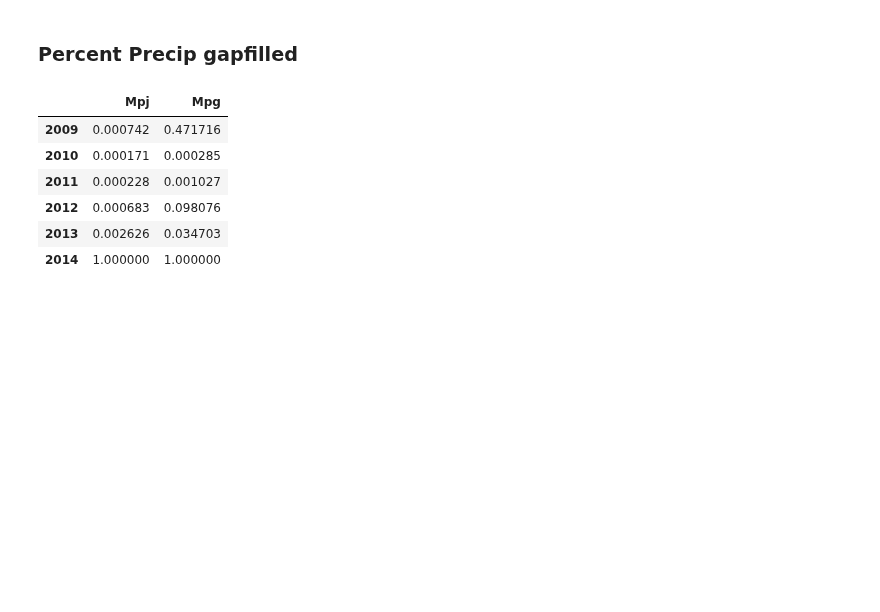
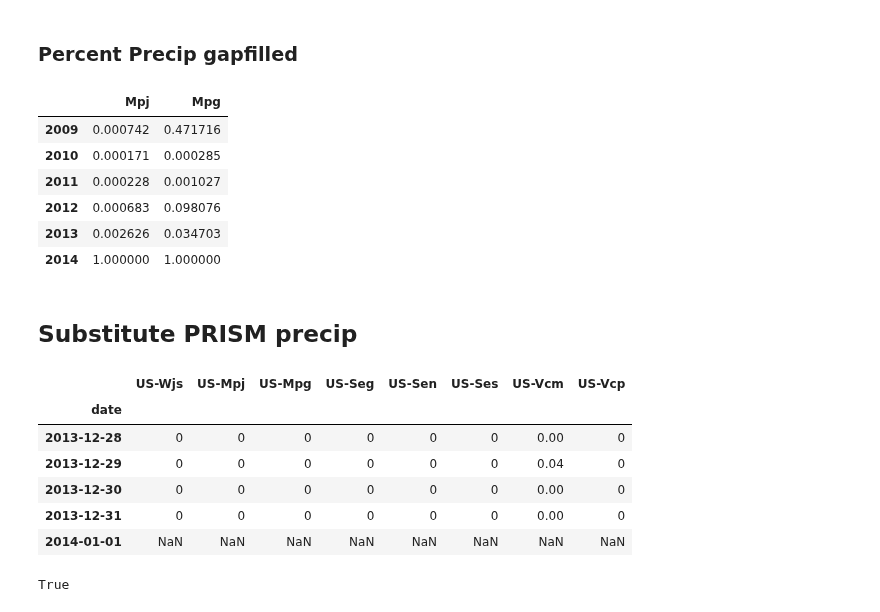
Before and after one commit to gremau/NMEG_miscellany, a Jupyter notebook: laura_vs_greg.ipynb, the cells around one changed output. Saved outputs shown, nothing was run; the diff lists cells and outputs as text; code cells hidden in the pictures; blank space fills up the shorter version.

```diff
--- a/laura_vs_greg.ipynb
+++ b/laura_vs_greg.ipynb
@@ -95,18 +96,18 @@ def resample_30min_ET_daymethod( df, freq='1D', le_col='LE_F', tair_col='TA_F',
 # %%
 # Get Greg's data
 # Years to load
-start = 2009
-end = 2013
+starty = 2009
+endy = 2013
 # Sites to load
 sites = ['Mpj', 'Mpg']
 
 # Fill a dict with multiyear dataframes for each site in sites
 hourly = { x :
-          ld.get_multiyr_aflx( 'US-' + x, af_path, gapfilled=True, startyear=start, endyear=end)
+          ld.get_multiyr_aflx( 'US-' + x, af_path, gapfilled=True, startyear=starty, endyear=endy)
           for x in sites }
 
 hourly_old = { x :
-          ld.get_multiyr_aflx( 'US-' + x, af_path_old, gapfilled=True, startyear=start, endyear=end,
+          ld.get_multiyr_aflx( 'US-' + x, af_path_old, gapfilled=True, startyear=starty, endyear=endy,
                               old_dparse=True)
           for x in sites }
 # %% [output]
@@ -385,3 +383,44 @@ df
 | 2012 | 0.000683 | 0.098076 |
 | 2013 | 0.002626 | 0.034703 |
 | 2014 | 1.000000 | 1.000000 |
+# %% [markdown]
+## Substitute PRISM precip
+# %%
+prism_path = '/home/greg/sftp/eddyflux/Ancillary_met_data/PRISM_daily/'
+prism_daily = pd.DataFrame()
+site_file_list = os.listdir( prism_path )
+#newidx = pd.date_range(str( startyear ) + '-01-01 00:30:00',
+#                       str( endyear + 1 ) + '-01-01 00:00:00', freq = '30T')
+for j in range(starty, endy + 1):
+        fName = 'PRISM_DailyPrecip_{0}.csv'.format( str(j) )
+        # If theres is a file for that year, load it
+        if fName in site_file_list:
+            # Call load_aflx_file
+            year_df = pd.read_csv( prism_path + fName, index_col='date' )
+            # And append to site_df
+            prism_daily = prism_daily.append( year_df )
+        else:
+            print( 'WARNING: ' + fName + ' is missing')
+prism_daily.loc[dt.date(2014, 1, 1), :] = np.nan
+prism_daily.tail()
+# %% [output]
+|  | US-Wjs | US-Mpj | US-Mpg | US-Seg | US-Sen | US-Ses | US-Vcm | US-Vcp |
+| date |  |  |  |  |  |  |  |  |
+| 2013-12-28 | 0 | 0 | 0 | 0 | 0 | 0 | 0.00 | 0 |
+| 2013-12-29 | 0 | 0 | 0 | 0 | 0 | 0 | 0.04 | 0 |
+| 2013-12-30 | 0 | 0 | 0 | 0 | 0 | 0 | 0.00 | 0 |
+| 2013-12-31 | 0 | 0 | 0 | 0 | 0 | 0 | 0.00 | 0 |
+| 2014-01-01 | NaN | NaN | NaN | NaN | NaN | NaN | NaN | NaN |
+# %%
+# Find days that have any gapfilled precip
+gby = hourly['Mpj'].P_F_FLAG.groupby([hourly['Mpj'].index.year, hourly['Mpj'].index.dayofyear])
+test_Mpj = gby.sum() > 0
+test_Mpj = test_Mpj.values # Discard index
+
+gby = hourly['Mpg'].P_F_FLAG.groupby([hourly['Mpg'].index.year, hourly['Mpg'].index.dayofyear])
+test_Mpg = gby.sum() > 0
+test_Mpg = test_Mpg.values # Discard index
+# Test that these are the correct length
+len(test_Mpg) == len(et_dly.Mpg.LE_F) and len(test_Mpj) == len(et_dly.Mpj.LE_F)
+# %% [output]
+True
```
Also changed, not shown: parts of 6 cells of this notebook.
